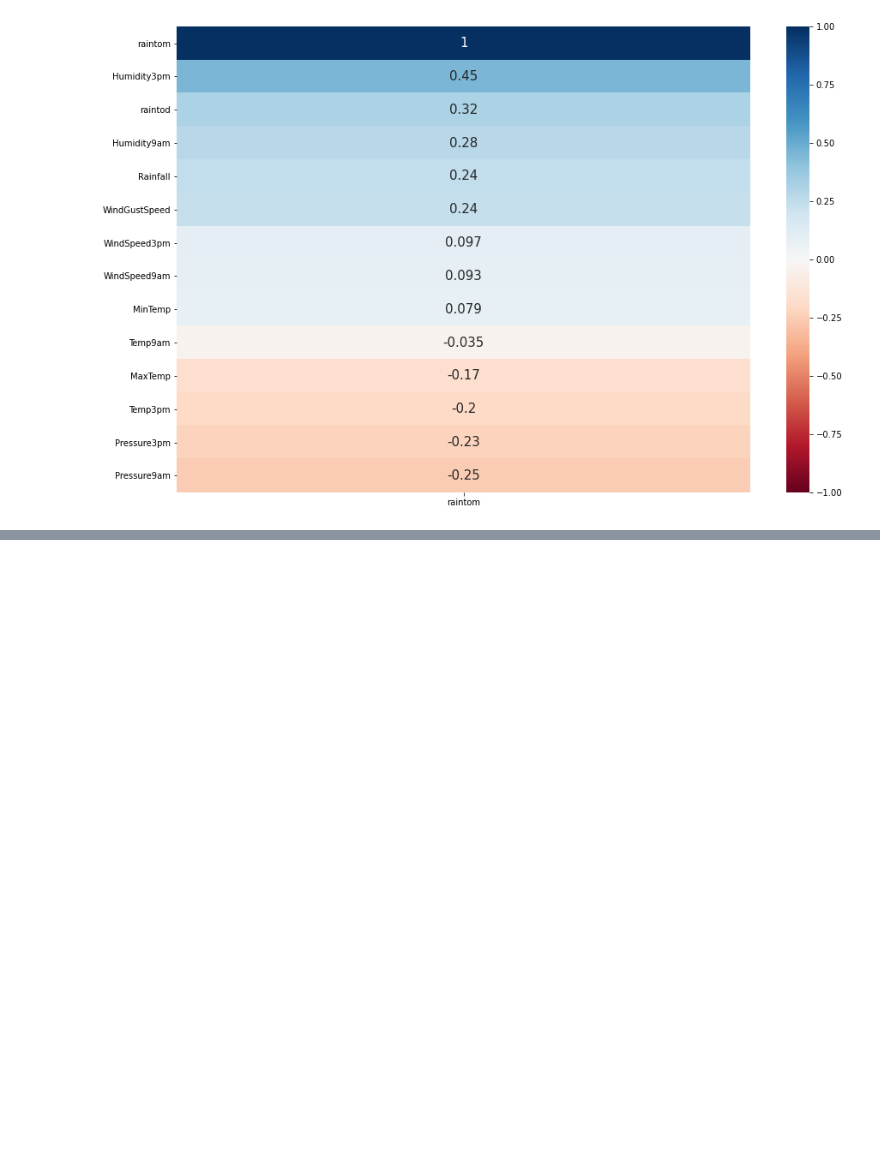
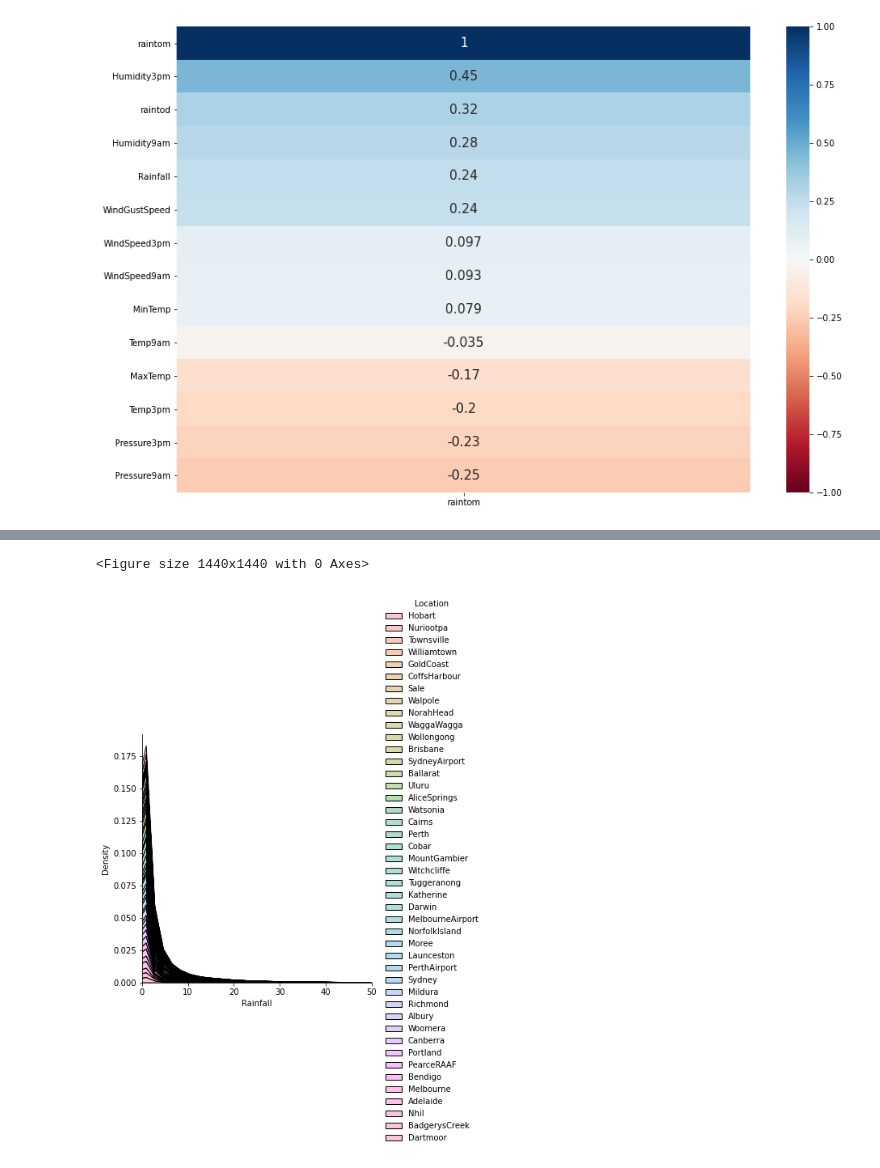
Before and after one commit to ForrestMccrosky/Rainfall_Australia, a Jupyter notebook: Australia_Rain_Rough.ipynb, the cells around one changed output, grey strips where cells are left out. Saved outputs shown, nothing was run; the diff lists cells and outputs as text; code cells hidden in the pictures; blank space fills up the shorter version.

```diff
--- a/Australia_Rain_Rough.ipynb
+++ b/Australia_Rain_Rough.ipynb
@@ -373,0 +389,10 @@ KeyError: 1
+# %%
+# histogram with hue and stacking
+plt.figure(figsize = (20,20))
+sns.displot(data = train, x = 'Rainfall', hue = 'Location', multiple = 'stack',
+            alpha = 0.4, kind = 'kde')
+plt.xlim(0,50)
+plt.show()
+# %% [output]
+<Figure size 1440x1440 with 0 Axes>
+[figure, added]
```
Also changed, not shown: parts of 19 cells of this notebook.
